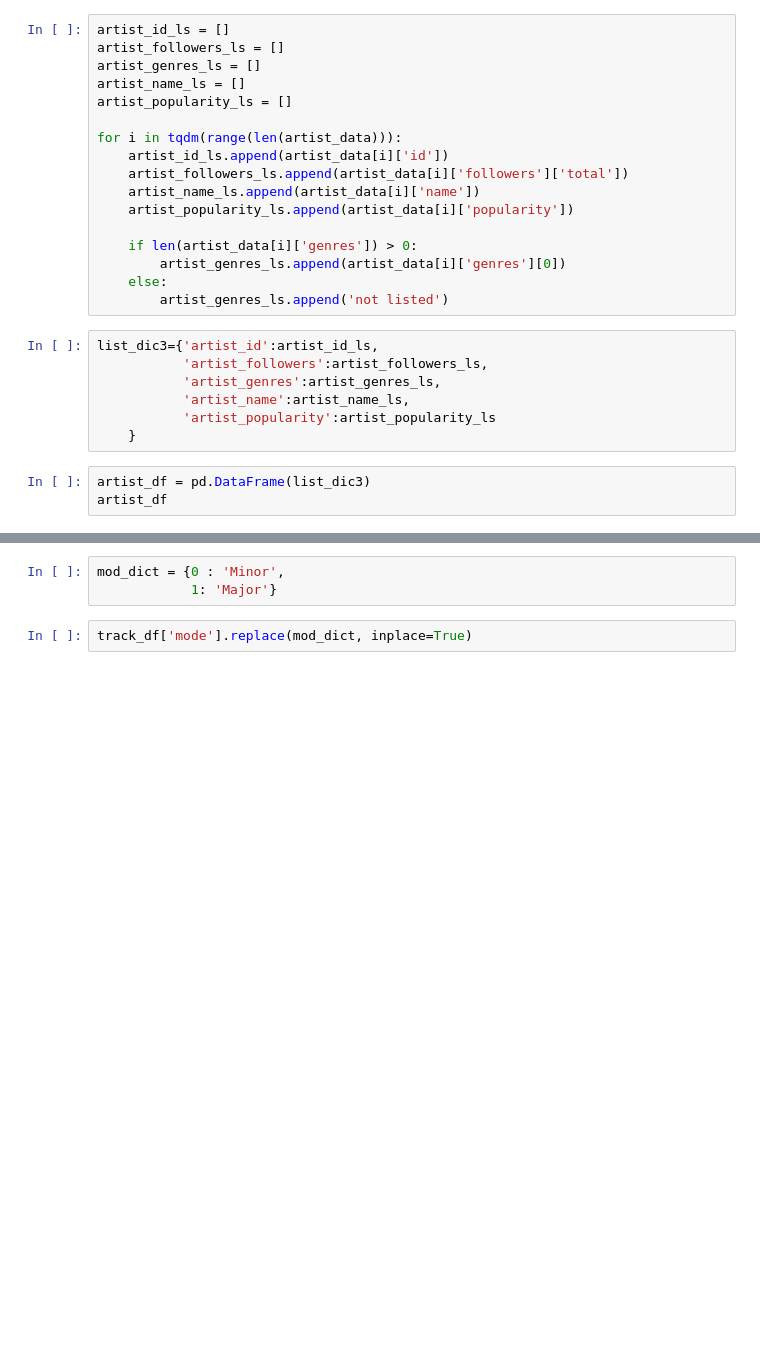
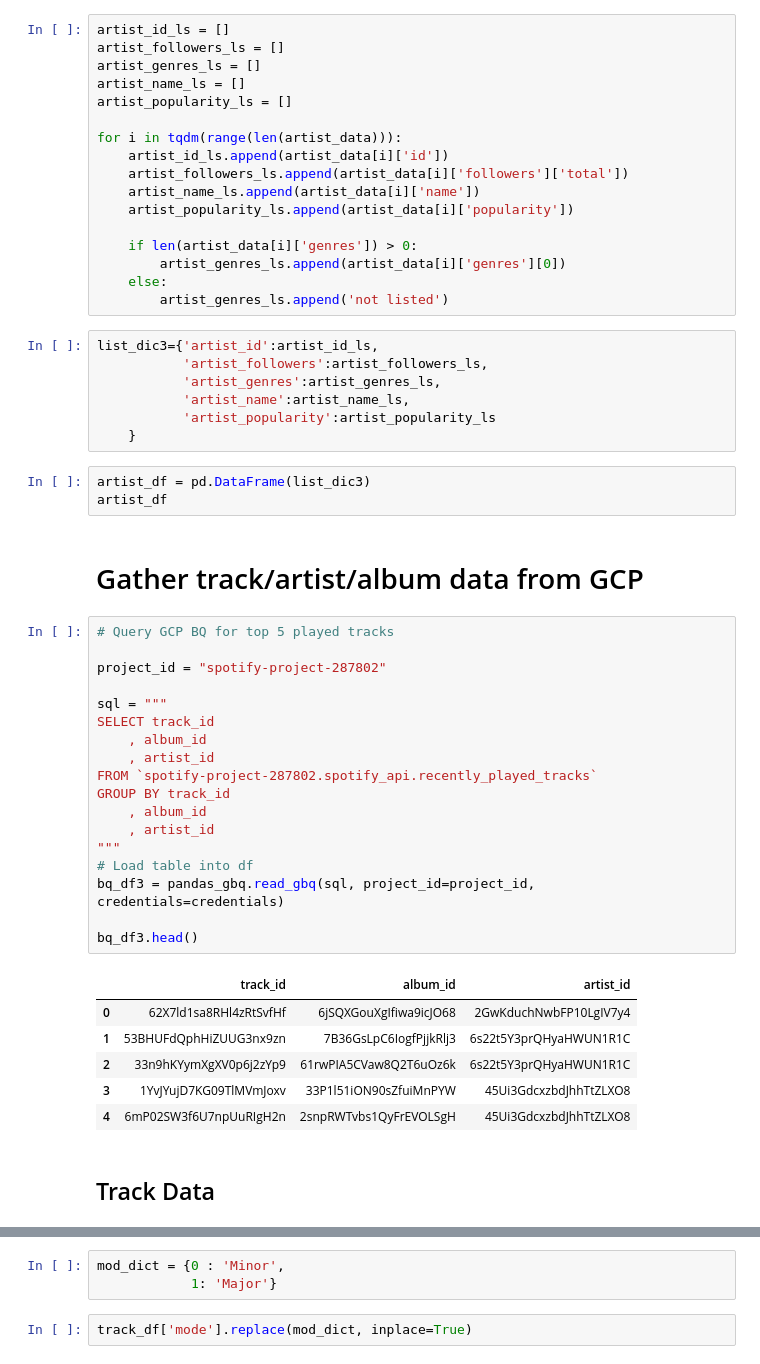
Before and after one commit to DrakeData/Spotify_Data, a Jupyter notebook: Spotify_Data_Scrape.ipynb, the cells around one changed output, grey strips where cells are left out. Saved outputs shown, nothing was run; the diff lists cells and outputs as text; blank space fills up the shorter version.

```diff
--- a/Spotify_Data_Scrape.ipynb
+++ b/Spotify_Data_Scrape.ipynb
@@ -375,3 +421,32 @@ list_dic3={'artist_id':artist_id_ls,
 # %%
 artist_df = pd.DataFrame(list_dic3)
 artist_df
+# %% [markdown]
+# Gather track/artist/album data from GCP
+# %%
+# Query GCP BQ for top 5 played tracks
+
+project_id = "spotify-project-287802"
+
+sql = """
+SELECT track_id
+    , album_id
+    , artist_id
+FROM `spotify-project-287802.spotify_api.recently_played_tracks`
+GROUP BY track_id
+    , album_id
+    , artist_id
+"""
+# Load table into df
+bq_df3 = pandas_gbq.read_gbq(sql, project_id=project_id, credentials=credentials)
+
+bq_df3.head()
+# %% [output]
+|  | track_id | album_id | artist_id |
+| 0 | 62X7ld1sa8RHl4zRtSvfHf | 6jSQXGouXgIfiwa9icJO68 | 2GwKduchNwbFP10LgIV7y4 |
+| 1 | 53BHUFdQphHiZUUG3nx9zn | 7B36GsLpC6IogfPjjkRlj3 | 6s22t5Y3prQHyaHWUN1R1C |
+| 2 | 33n9hKYymXgXV0p6j2zYp9 | 61rwPIA5CVaw8Q2T6uOz6k | 6s22t5Y3prQHyaHWUN1R1C |
+| 3 | 1YvJYujD7KG09TlMVmJoxv | 33P1l51iON90sZfuiMnPYW | 45Ui3GdcxzbdJhhTtZLXO8 |
+| 4 | 6mP02SW3f6U7npUuRIgH2n | 2snpRWTvbs1QyFrEVOLSgH | 45Ui3GdcxzbdJhhTtZLXO8 |
+# %% [markdown]
+## Track Data
```
Also changed, not shown: parts of 34 cells of this notebook, 3 other files.
